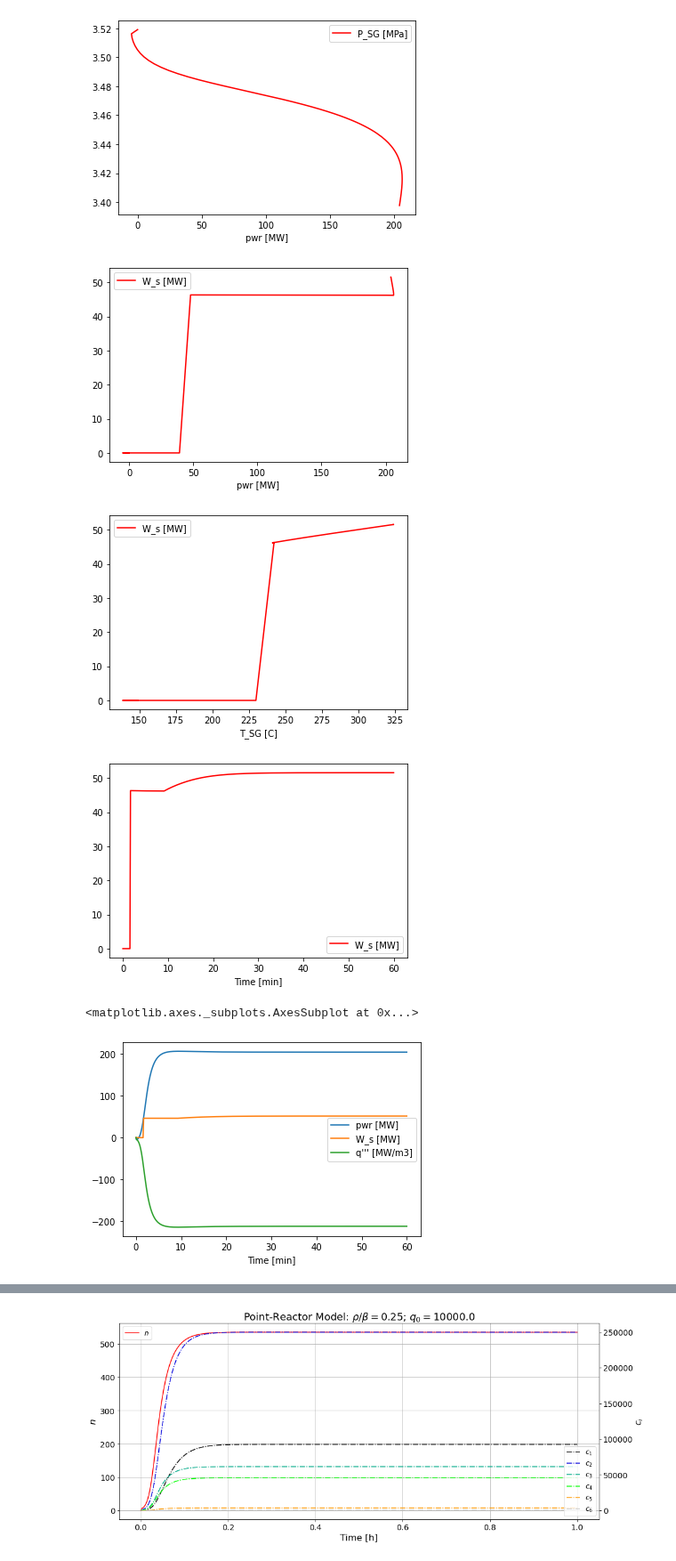
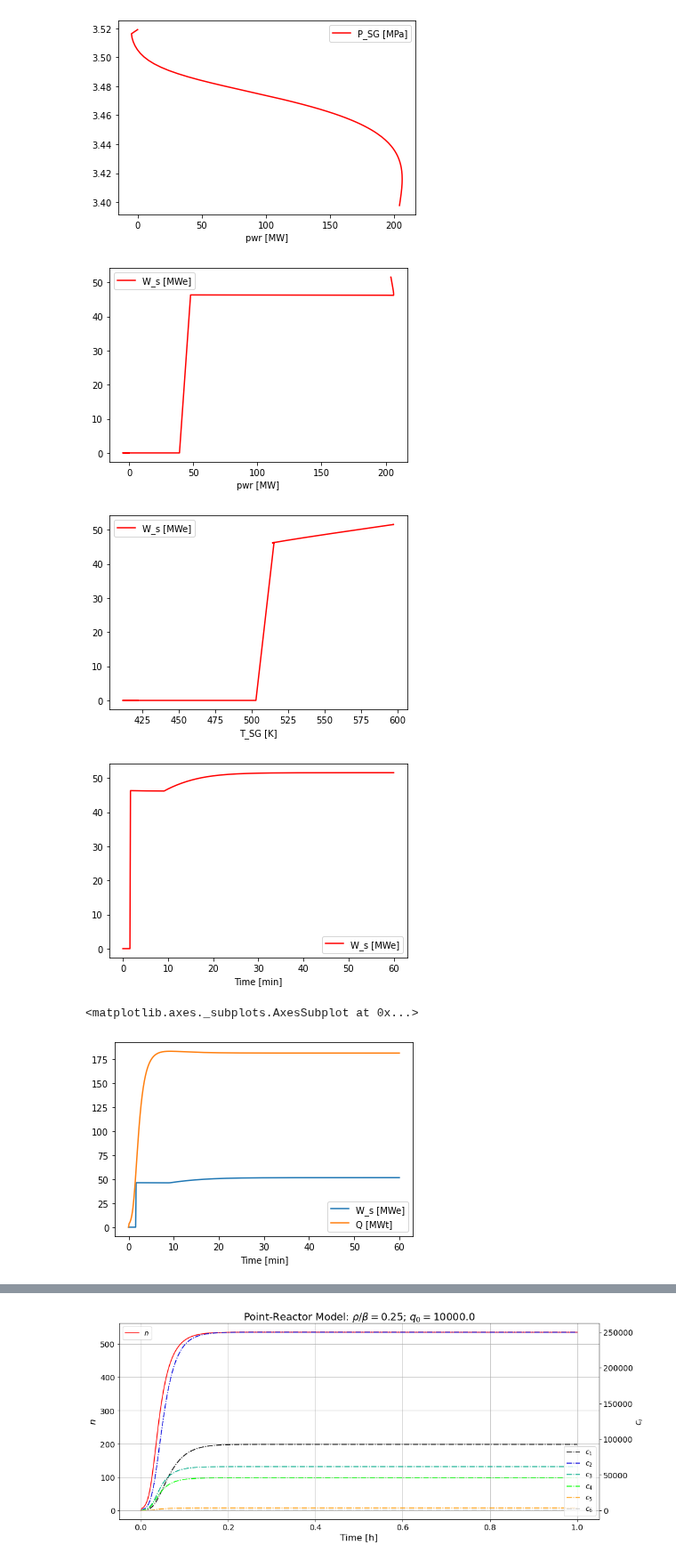
Before and after one commit to dpploy/engy-4390, a Jupyter notebook: projects/sm-pwr/project-report.ipynb, the cells around one changed output, grey strips where cells are left out. Shown at 89% size. Cells and saved outputs as stored; diff of their text form; code cells hidden in the pictures.

```diff
--- a/projects/sm-pwr/project-report.ipynb
+++ b/projects/sm-pwr/project-report.ipynb
@@ -882,6 +882,8 @@ def get_quantities(u_vec_history, params):
     tmp7 = list()
     tmp8 = list()
     tmp9 = list()
+    tmp10= list()
+    tmp11= list()
     for (time, n_dens, tf, tc) in zip(params['time_stamps'], u_vec_history[:,
                                                                            0],
                                       u_vec_history[:, -2], u_vec_history[:,
@@ -897,29 +899,37 @@ def get_quantities(u_vec_history, params):
         tmp6.append(t_sg)
         tmp7.append(p_turbine)
 
+        avg = (temp_in + tc)/2
+        tmp10.append(avg)
+
         pwr = params['coolant_volume'] / params['tau_fake'] * params[
             'coolant_dens'] * params['cp_coolant'] * (tc - temp_in)
         tmp3.append(pwr / unit.mega)
 
+        fuel_dens = params['fuel_volume']
         q3prime = nuclear_pwr_dens_func(time, tf, n_dens, params)
-        tmp4.append(q3prime / unit.mega)
+        q_thermal = q3prime*fuel_dens*-1
+        tmp4.append(q_thermal / unit.mega)
 
         p_condenser = params['condenser_pressure']
         W_s, quality, t_runoff = turbine_func(time, p_turbine,p_condenser, t_sg, params)
         tmp5.append(W_s/1000)
         tmp8.append(quality)
-
+        tmp11.append(t_runoff)
 
 
     data['rho'] = tmp1
     data['T_in [C]'] = unit.convert_temperature(np.array(tmp2), 'K', 'C')
     data['pwr [MW]'] = tmp3
-    data["q''' [MW/m3]"] = tmp4
-    data['W_s [MW]'] = tmp5
-    data['T_SG [C]'] = unit.convert_temperature(np.array(tmp6), 'K', 'C')
+    data["Q [MWt]"] = tmp4
+    data['W_s [MWe]'] = tmp5
+    #data['T_SG [C]'] = unit.convert_temperature(np.array(tmp6), 'K', 'C')
+    data['T_SG [K]'] = tmp6
     data['P_SG [MPa]'] = tmp7
     data['Quality [X]'] = tmp8
     data['Time [min]'] = tmp9
+    data['T_avg [C]'] = unit.convert_temperature(np.array(tmp10), 'K', 'C')
+    data['T_runoff [C]'] = unit.convert_temperature(np.array(tmp11), 'K', 'C')
     df = pd.DataFrame(data)
 
     return df
@@ -1043,22 +1053,22 @@ plt.show()
 # %% [output]
 [figure]
 # %%
-quant.plot(kind='line',x='pwr [MW]',y='W_s [MW]',color='red')
+quant.plot(kind='line',x='pwr [MW]',y='W_s [MWe]',color='red')
 plt.show()
 # %% [output]
-[figure, old version]
+[figure, new version]
 # %%
-quant.plot(kind='line',x='T_SG [C]',y='W_s [MW]',color='red')
+quant.plot(kind='line',x='T_SG [K]',y='W_s [MWe]',color='red')
 plt.show()
 # %% [output]
-[figure, old version]
+[figure, new version]
 # %%
-quant.plot(kind='line',x='Time [min]',y='W_s [MW]',color='red')
+quant.plot(kind='line',x='Time [min]',y='W_s [MWe]',color='red')
 plt.show()
 # %% [output]
-[figure, old version]
+[figure, new version]
 # %%
-quant.plot(x="Time [min]", y=["pwr [MW]", "W_s [MW]", "q''' [MW/m3]"], kind="line")
+quant.plot(x="Time [min]", y=["W_s [MWe]", "Q [MWt]"], kind="line")
 # %% [output]
 <matplotlib.axes._subplots.AxesSubplot at 0x...>
-[figure, old version]
+[figure, new version]
```
Also changed, not shown: parts of 4 cells of this notebook.
